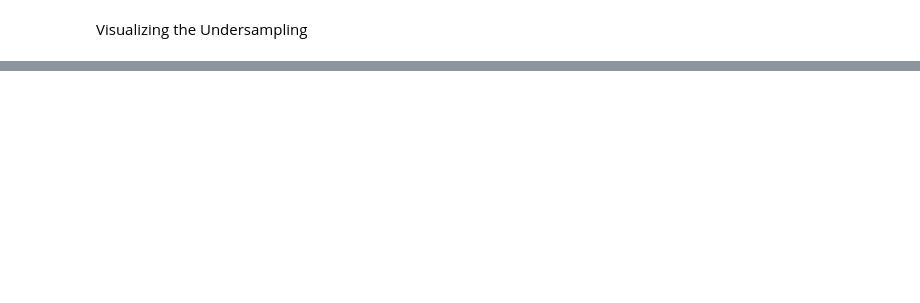
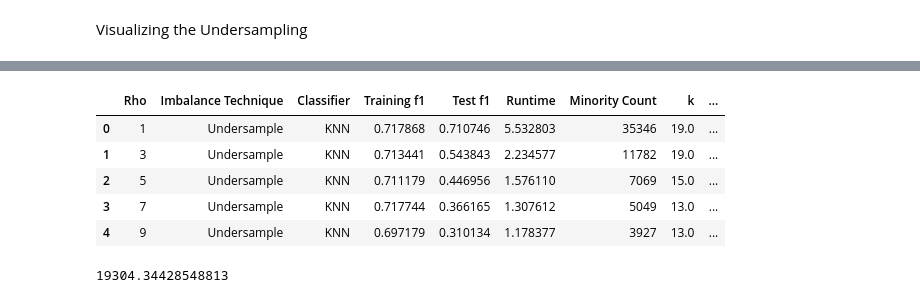
Before and after one commit to bhosley/Schoolwork, a Jupyter notebook: 2023Q2 - Statistical Machine Learning/Project/Notebook.ipynb, the cells around one changed output, grey strips where cells are left out. Saved outputs shown, nothing was run; the diff lists cells and outputs as text; code cells hidden in the pictures; blank space fills up the shorter version.

```diff
--- a/2023Q2 - Statistical Machine Learning/Project/Notebook.ipynb
+++ b/2023Q2 - Statistical Machine Learning/Project/Notebook.ipynb
@@ -77,0 +64,17 @@ plt.xscale('log')
+# %%
+usTech = pd.read_csv('UndersamplingTechniques.csv')
+osTech = pd.read_csv('OversamplingTechniques.csv')
+df = pd.concat([usTech,osTech])
+# %%
+df.head()
+# %% [output]
+|  | Rho | Imbalance Technique | Classifier | Training f1 | Test f1 | Runtime | Minority Count | k | ... |
+| 0 | 1 | Undersample | KNN | 0.717868 | 0.710746 | 5.532803 | 35346 | 19.0 | ... |
+| 1 | 3 | Undersample | KNN | 0.713441 | 0.543843 | 2.234577 | 11782 | 19.0 | ... |
+| 2 | 5 | Undersample | KNN | 0.711179 | 0.446956 | 1.576110 | 7069 | 15.0 | ... |
+| 3 | 7 | Undersample | KNN | 0.717744 | 0.366165 | 1.307612 | 5049 | 13.0 | ... |
+| 4 | 9 | Undersample | KNN | 0.697179 | 0.310134 | 1.178377 | 3927 | 13.0 | ... |
+# %%
+sum(df.Runtime)
+# %% [output]
+19304.34428548813
```
Also changed, not shown: parts of 4 cells of this notebook.
